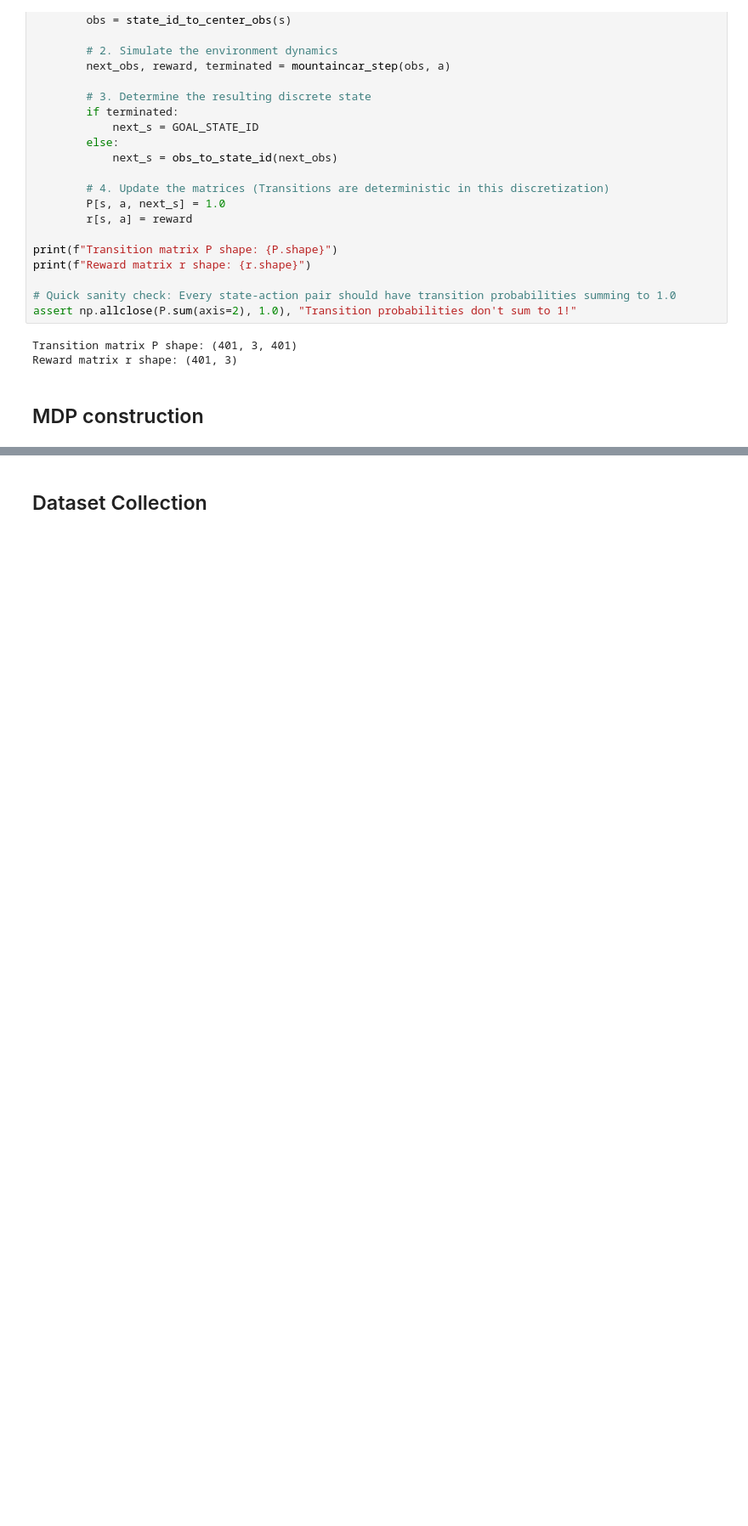
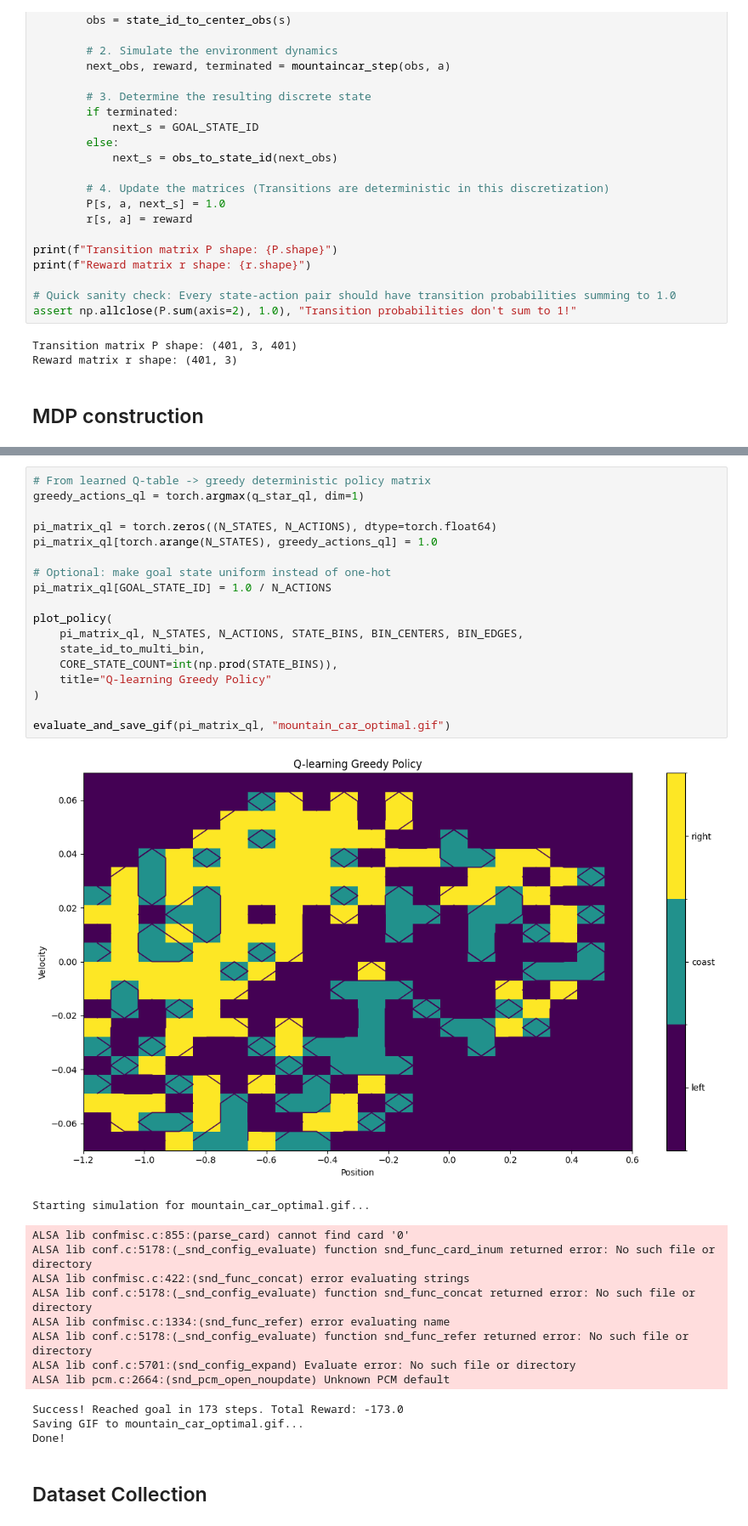
Before and after one commit to maaurod/FOGAS, a Jupyter notebook: testing_vectorized/MountainCar_discretization.ipynb, the cells around one changed output, grey strips where cells are left out. Shown at 85% size. Cells and saved outputs as stored; diff of their text form; blank space fills up the shorter version.

```diff
--- a/testing_vectorized/MountainCar_discretization.ipynb
+++ b/testing_vectorized/MountainCar_discretization.ipynb
@@ -665,2 +754,34 @@ def run_q_learning(
+# %%
+# From learned Q-table -> greedy deterministic policy matrix
+greedy_actions_ql = torch.argmax(q_star_ql, dim=1)
+
+pi_matrix_ql = torch.zeros((N_STATES, N_ACTIONS), dtype=torch.float64)
+pi_matrix_ql[torch.arange(N_STATES), greedy_actions_ql] = 1.0
+
+# Optional: make goal state uniform instead of one-hot
+pi_matrix_ql[GOAL_STATE_ID] = 1.0 / N_ACTIONS
+
+plot_policy(
+    pi_matrix_ql, N_STATES, N_ACTIONS, STATE_BINS, BIN_CENTERS, BIN_EDGES,
+    state_id_to_multi_bin,
+    CORE_STATE_COUNT=int(np.prod(STATE_BINS)),
+    title="Q-learning Greedy Policy"
+)
+
+evaluate_and_save_gif(pi_matrix_ql, "mountain_car_optimal.gif")
+# %% [output]
+[figure, added]
+Starting simulation for mountain_car_optimal.gif...
+ALSA lib confmisc.c:855:(parse_card) cannot find card '0'
+ALSA lib conf.c:5178:(_snd_config_evaluate) function snd_func_card_inum returned error: No such file or directory
+ALSA lib confmisc.c:422:(snd_func_concat) error evaluating strings
+ALSA lib conf.c:5178:(_snd_config_evaluate) function snd_func_concat returned error: No such file or directory
+ALSA lib confmisc.c:1334:(snd_func_refer) error evaluating name
+ALSA lib conf.c:5178:(_snd_config_evaluate) function snd_func_refer returned error: No such file or directory
+ALSA lib conf.c:5701:(snd_config_expand) Evaluate error: No such file or directory
+ALSA lib pcm.c:2664:(snd_pcm_open_noupdate) Unknown PCM default
+Success! Reached goal in 173 steps. Total Reward: -173.0
+Saving GIF to mountain_car_optimal.gif...
+Done!
 # %% [markdown]
 ## Dataset Collection
```
Also changed, not shown: parts of 29 cells of this notebook, 4 other files.
